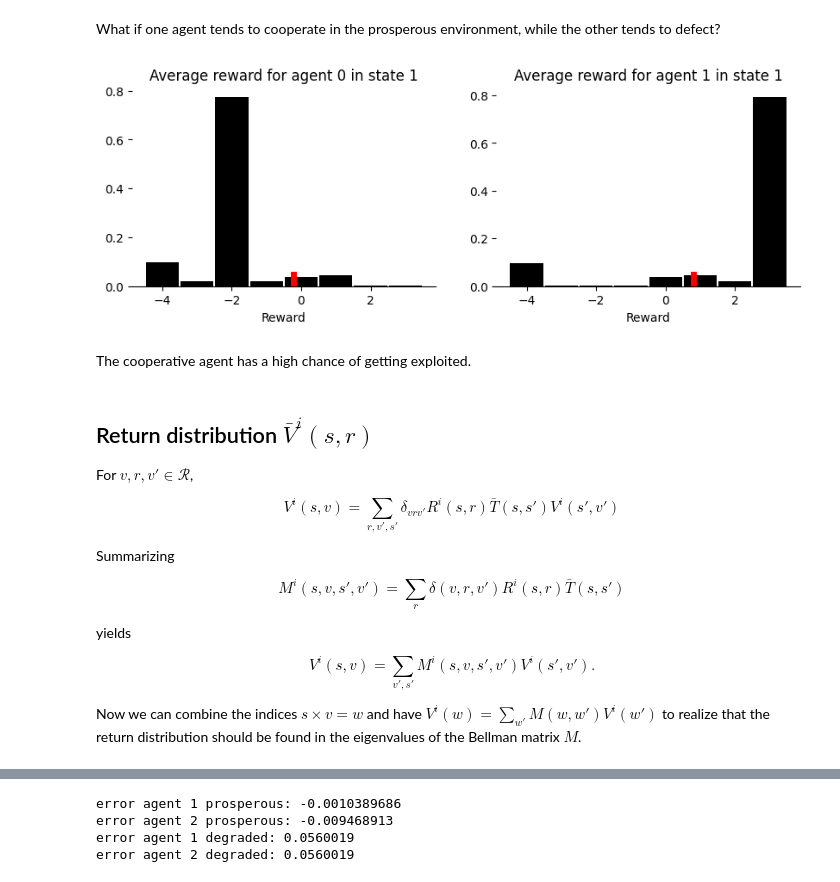
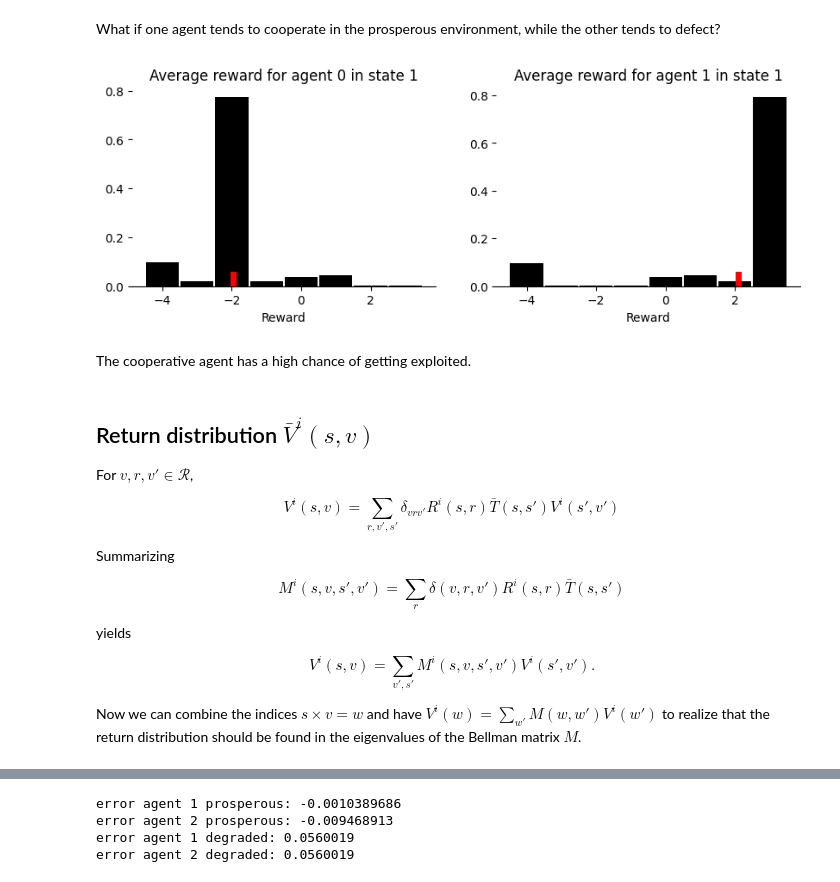
Before and after one commit to gerardoparra/pyDDRL, a Jupyter notebook: DistLD.ipynb, the cells around one changed output, grey strips where cells are left out. Saved outputs shown, nothing was run; the diff lists cells and outputs as text; code cells hidden in the pictures.

```diff
--- a/DistLD.ipynb
+++ b/DistLD.ipynb
@@ -159,0 +169,30 @@ plot_Risjasr(i=1,s=1,a1=0,a2=1,s_=0)
+# %%
+#| export
+# Smoothed Bellman Kronecker delta for Bellman equation
+def compute_b_ivrv_(env, # env object
+                    nr, # number of bins
+                    discretization_sigma, # width of discretization normal distribution
+                    gamma # discount factor
+                   ) -> np.ndarray:
+
+    points, width = compute_discretization_grid(env.R.min(), env.R.max(), nr)
+    sigma = discretization_sigma * width
+    b_ivrv_ = np.ones((env.N, nr, nr, nr)) * -1
+
+    for v in range(nr):
+        for r in range(nr):
+            for v_ in range(nr):
+
+                valv = (1 - gamma) * points[r] + gamma * points[v_]
+
+                # gaussian distribution around valq with std `sig`
+                if v==0:
+                    prop = norm.cdf(points[v]+width/2, valv, sigma)
+                elif v==nr-1: # last intervall
+                    prop = 1 - norm.cdf(points[v]-width/2, valv, sigma)
+                else:
+                    prop = norm.cdf(points[v]+width/2,
+                                    valv, sigma) - norm.cdf(points[v]-width/2, valv, sigma)
+
+                b_ivrv_[:,v,r,v_] = prop
+    return b_ivrv_
@@ -189,10 +260,13 @@ class distbase(abase):
         # intensity of choice
         self.beta = make_variable_vector(choice_intensities, self.N)
 
-        # numer of reward bins
+        # discount factors
+        self.gamma = make_variable_vector(discount_factors, self.N)
+
+        # number of reward bins
         self.nr = nr_reward_bins
 
-        # reward discretization diviation
+        # reward discretization deviation
         self.discsig = discretization_sigma
 
         # discretization grid
@@ -202,6 +276,12 @@ class distbase(abase):
 
         # reward tensor distribution
         self.Rr = compute_Risjasr(env, self.nr, self.discsig)
+
+        # Bellman ivrv_
+        self.b_ivrv_ = compute_b_ivrv_(env, self.nr, self.discsig, self.gamma)
+
+        # Bellman idvrv_
+        self.b_idvrv_ = compute_b_idvrv_(env, self.nr, self.discsig, self.gamma)
 # %%
 db = distbase(env,
               nr_reward_bins=8,
@@ -335,22 +415,22 @@ X_cd[1, 1, 1] = 1 - X_cd[1, 1, 0]
 # %%
 def plot_R2sr(s, Rr=Risr,gpoints=gpoints,wdth=wdth):
     fig, axes = plt.subplots(1, 2, figsize=(10,3))
     for i, ax in enumerate(axes):
         ax.spines[['right', 'top', 'left']].set_visible(False)
         ax.bar(gpoints, Rr[i,s,:], width=0.95*wdth, color='k')
-        ris = mae.Ris(X)[i,s]
+        ris = mae.Ris(X_cd)[i,s]
         ax.plot([ris, ris], [0.0, 0.05], c='red', lw=5)
         ax.set_xlabel("Reward")
         ax.set_title("Average reward for agent "+str(i)+" in state "+str(s))
 
 
 plot_R2sr(s=1, Rr=db.Risr(X_cd), gpoints=db.gridpoints, wdth=db.gridwidth)
 # %% [output]
-[figure, old version]
+[figure, new version]
 # %% [markdown]
 The cooperative agent has a high chance of getting exploited.
 # %% [markdown]
-## Return distribution $\bar V^i(s, r)$
+## Return distribution $\bar V^i(s, v)$
 For $v, r, v' \in \mathcal R$,
 
 $$
```
Also changed, not shown: parts of 14 cells of this notebook, 1 other file.
